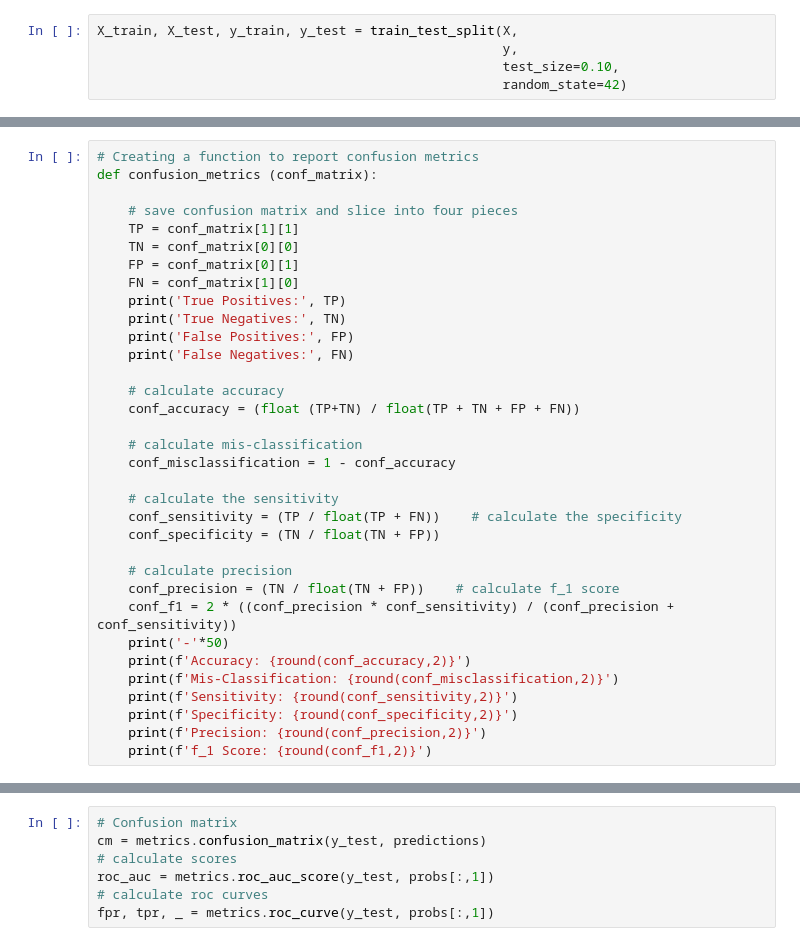
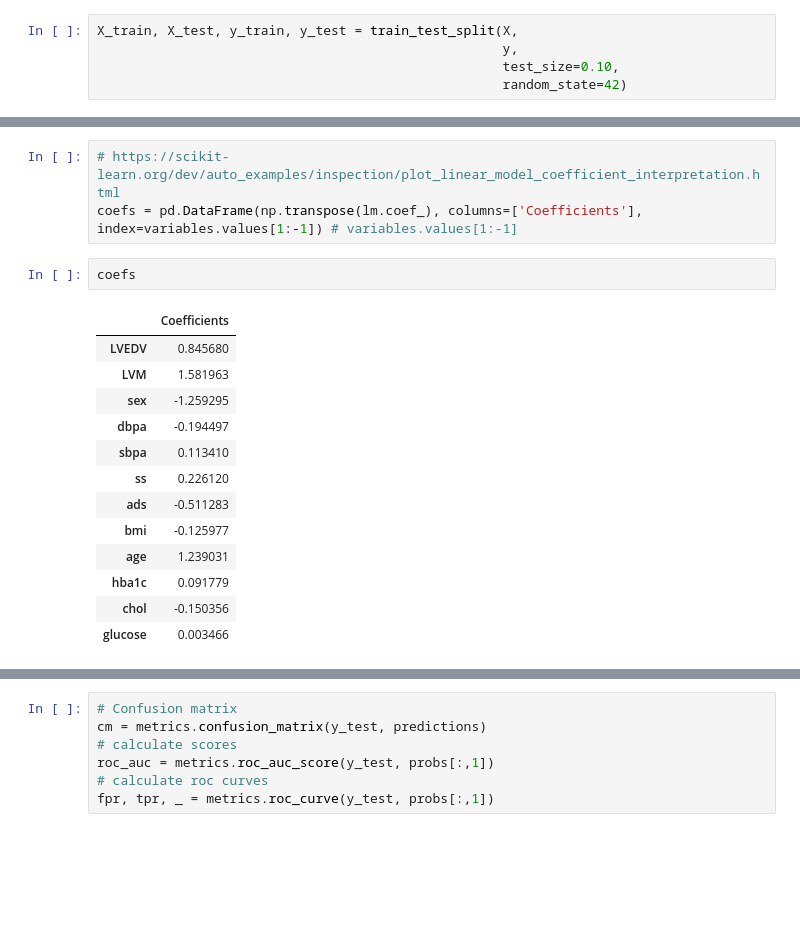
Before and after one commit to ccmim/mi-prediction, a Jupyter notebook: statistical_analysis/linear_regression_statistical_analysis_MI.ipynb, the cells around one changed output, grey strips where cells are left out. Saved outputs shown, nothing was run; the diff lists cells and outputs as text; blank space fills up the shorter version.

```diff
--- a/statistical_analysis/linear_regression_statistical_analysis_MI.ipynb
+++ b/statistical_analysis/linear_regression_statistical_analysis_MI.ipynb
@@ -141,34 +246,19 @@ print(predictions)
-# %%
-# Creating a function to report confusion metrics
-def confusion_metrics (conf_matrix):
-
-    # save confusion matrix and slice into four pieces
-    TP = conf_matrix[1][1]
-    TN = conf_matrix[0][0]
-    FP = conf_matrix[0][1]
-    FN = conf_matrix[1][0]
-    print('True Positives:', TP)
-    print('True Negatives:', TN)
-    print('False Positives:', FP)
-    print('False Negatives:', FN)
-
-    # calculate accuracy
-    conf_accuracy = (float (TP+TN) / float(TP + TN + FP + FN))
-
-    # calculate mis-classification
-    conf_misclassification = 1 - conf_accuracy
-
-    # calculate the sensitivity
-    conf_sensitivity = (TP / float(TP + FN))    # calculate the specificity
-    conf_specificity = (TN / float(TN + FP))
-
-    # calculate precision
-    conf_precision = (TN / float(TN + FP))    # calculate f_1 score
-    conf_f1 = 2 * ((conf_precision * conf_sensitivity) / (conf_precision + conf_sensitivity))
-    print('-'*50)
-    print(f'Accuracy: {round(conf_accuracy,2)}')
-    print(f'Mis-Classification: {round(conf_misclassification,2)}')
-    print(f'Sensitivity: {round(conf_sensitivity,2)}')
-    print(f'Specificity: {round(conf_specificity,2)}')
-    print(f'Precision: {round(conf_precision,2)}')
-    print(f'f_1 Score: {round(conf_f1,2)}')
+# %%
+# https://scikit-learn.org/dev/auto_examples/inspection/plot_linear_model_coefficient_interpretation.html
+coefs = pd.DataFrame(np.transpose(lm.coef_), columns=['Coefficients'], index=variables.values[1:-1]) # variables.values[1:-1]
+# %%
+coefs
+# %% [output]
+|  | Coefficients |
+| LVEDV | 0.845680 |
+| LVM | 1.581963 |
+| sex | -1.259295 |
+| dbpa | -0.194497 |
+| sbpa | 0.113410 |
+| ss | 0.226120 |
+| ads | -0.511283 |
+| bmi | -0.125977 |
+| age | 1.239031 |
+| hba1c | 0.091779 |
+| chol | -0.150356 |
+| glucose | 0.003466 |
```
Also changed, not shown: parts of 16 cells of this notebook, 1 other file.
